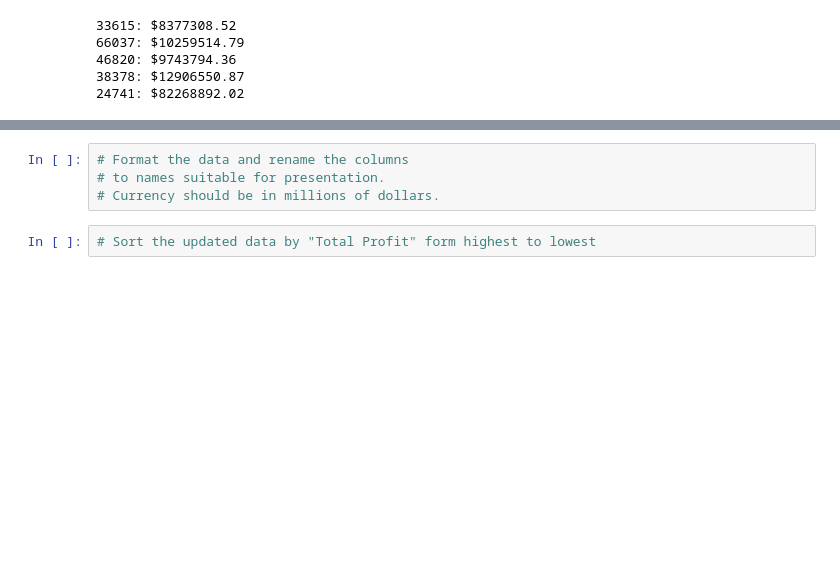
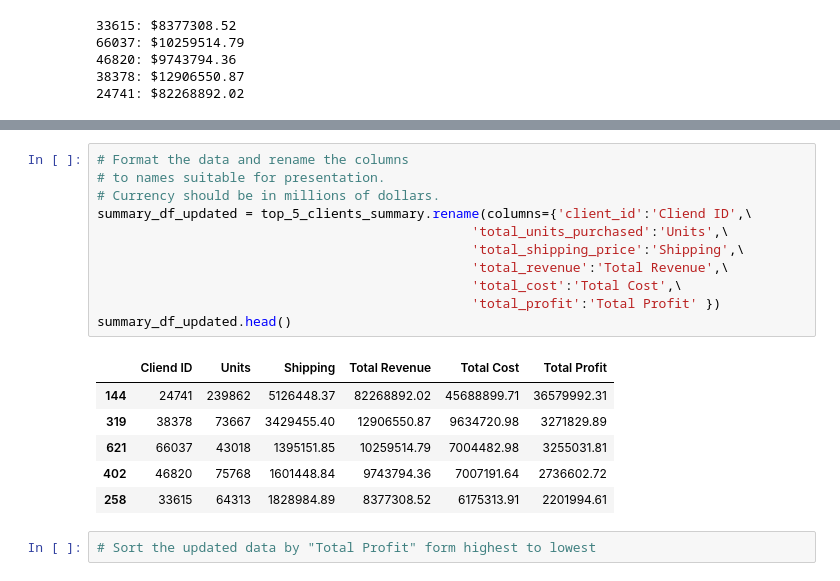
Before and after one commit to Kidalv85/pandas-challenge-1, a Jupyter notebook: module_4_challenge.ipynb, the cells around one changed output, grey strips where cells are left out. Saved outputs shown, nothing was run; the diff lists cells and outputs as text; blank space fills up the shorter version.

```diff
--- a/module_4_challenge.ipynb
+++ b/module_4_challenge.ipynb
@@ -432,6 +433,20 @@ top_5_clients_summary.head()
 # %%
 # Format the data and rename the columns
 # to names suitable for presentation.
 # Currency should be in millions of dollars.
+summary_df_updated = top_5_clients_summary.rename(columns={'client_id':'Cliend ID',\
+                                                'total_units_purchased':'Units',\
+                                                'total_shipping_price':'Shipping',\
+                                                'total_revenue':'Total Revenue',\
+                                                'total_cost':'Total Cost',\
+                                                'total_profit':'Total Profit' })
+summary_df_updated.head()
+# %% [output]
+|  | Cliend ID | Units | Shipping | Total Revenue | Total Cost | Total Profit |
+| 144 | 24741 | 239862 | 5126448.37 | 82268892.02 | 45688899.71 | 36579992.31 |
+| 319 | 38378 | 73667 | 3429455.40 | 12906550.87 | 9634720.98 | 3271829.89 |
+| 621 | 66037 | 43018 | 1395151.85 | 10259514.79 | 7004482.98 | 3255031.81 |
+| 402 | 46820 | 75768 | 1601448.84 | 9743794.36 | 7007191.64 | 2736602.72 |
+| 258 | 33615 | 64313 | 1828984.89 | 8377308.52 | 6175313.91 | 2201994.61 |
 # %%
 # Sort the updated data by "Total Profit" form highest to lowest
```
Also changed, not shown: parts of 1 cell of this notebook.
